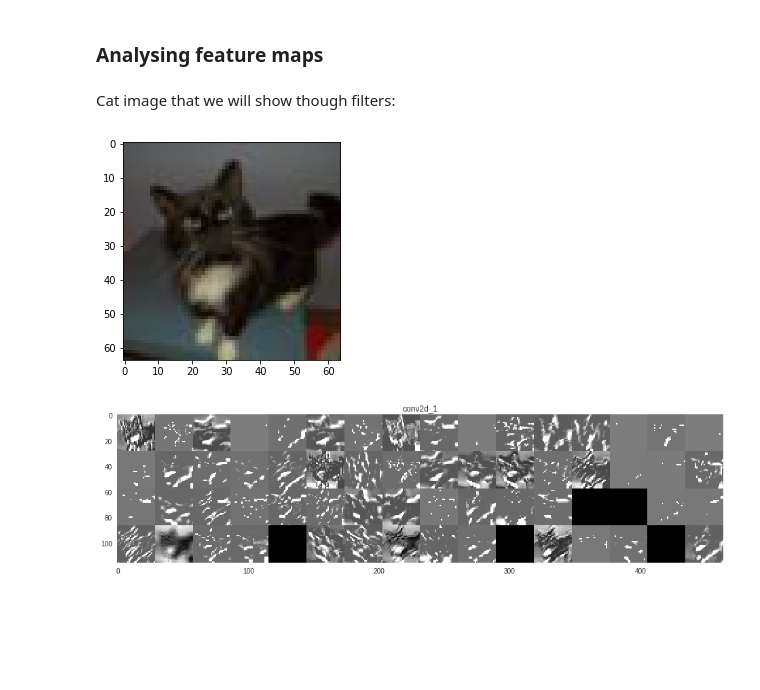
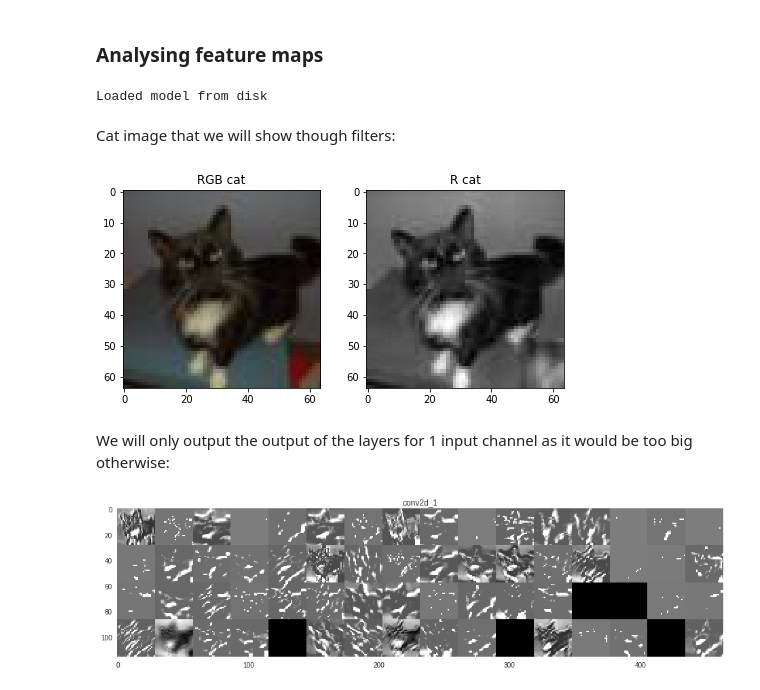
Before and after one commit to achehire/Deep_1_AC_AN_PW, a Jupyter notebook: Part3/Kaggle_Best.ipynb, the cells around one changed output. Saved outputs shown, nothing was run; the diff lists cells and outputs as text; code cells hidden in the pictures; blank space fills up the shorter version.

```diff
--- a/Part3/Kaggle_Best.ipynb
+++ b/Part3/Kaggle_Best.ipynb
@@ -624,0 +627,11 @@ files.download(os.path.join(save_path, "model_"+str(epochs_to_load)+".h5"))
+# %%
+mod = CNN1(False)
+json_file = open(os.path.join(save_path, "model_"+str(epochs_to_load)+".json"), 'r')
+loaded_model_json = json_file.read()
+json_file.close()
+loaded_model = keras.models.model_from_json(loaded_model_json)
+# load weights into new model
+loaded_model.load_weights(os.path.join(save_path, "model_"+str(epochs_to_load)+".h5"))
+print("Loaded model from disk")
+# %% [output]
+Loaded model from disk
@@ -629,11 +646,24 @@ activation_model = keras.models.Model(inputs=mod.model.input, outputs=layer_outp
 activations = activation_model.predict(fetch_image('1', 'test').reshape(1, 64, 64, 3)) #  We want the output of the layers for a given image (here it's a cat)
 # %% [markdown]
 Cat image that we will show though filters:
-# %%
-plt.imshow(fetch_image('1', 'test'))
-plt.show()
-# %% [output]
-[figure, removed]
+# %%
+im = fetch_image('1', 'test')
+
+plt.figure(figsize=(8, 8))
+
+plt.subplot(2, 2, 1)
+plt.imshow(im)
+plt.title('RGB cat')
+
+for i, c in enumerate(['R', 'G', 'B'][:1]):
+    plt.subplot(2, 2, 2+i)
+    plt.imshow(im.transpose()[i].transpose(), cmap=plt.cm.gray)
+    plt.title(c+' cat')
+plt.show()
+# %% [output]
+[figure, added]
+# %% [markdown]
+We will only output the output of the layers for 1 input channel as it would be too big otherwise:
 # %%
 layer_names = []
 for layer in mod.model.layers[:6]:
```
Also changed, not shown: parts of 7 cells of this notebook.
